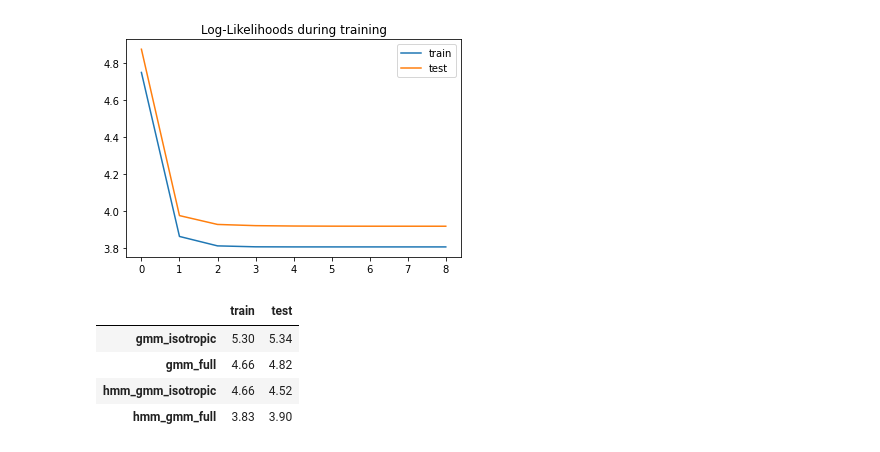
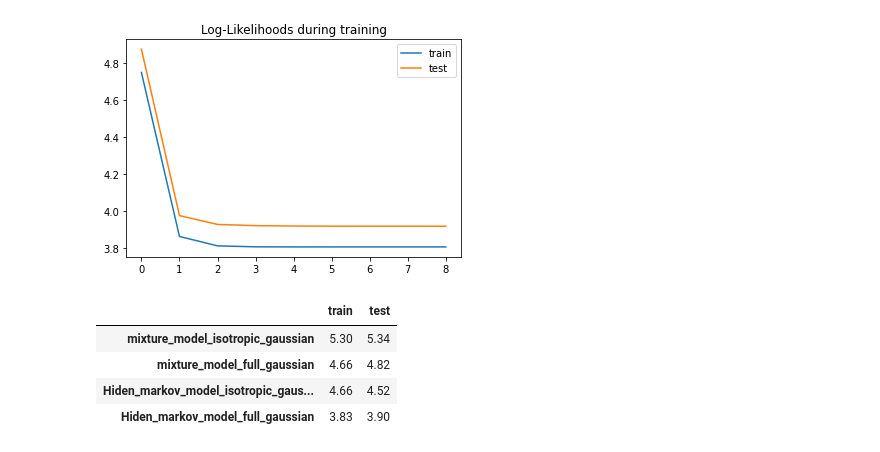
Before and after one commit to jgsimard/pgm, a Jupyter notebook: notebooks/hidden_markov_model.ipynb, the cells around one changed output. Cells and saved outputs as stored; diff of their text form; code cells hidden in the pictures.

```diff
--- a/notebooks/hidden_markov_model.ipynb
+++ b/notebooks/hidden_markov_model.ipynb
@@ -63,29 +63,29 @@ plt.show()
 # %%
 from src.distributions import GaussianDistribution
 
 def get_error(models):
     data=[]
     for model_name, model in models.items():
         model.initialize(x_train)
         model.train(x_train)
         data.append([model.normalized_negative_marginal_log_likelihood(x_train).item(),
                      model.normalized_negative_marginal_log_likelihood(x_test).item()])
     row_names = [m for m in models]
     column_names=["train", "test"]
     return data, row_names, column_names
 
-
+isotropic_gaussian = lambda k,d: GaussianDistribution(k,d, covariance_type='isotropic')
 models = {
-    "gmm_isotropic": GaussianMixtureModel(4, covariance_type="isotropic"),
-    "gmm_full":  GaussianMixtureModel(4),
-    "hmm_gmm_isotropic": HiddenMarkovModel(k=4, emission_distribution_type=lambda k,d: GaussianDistribution(k,d, covariance_type='isotropic')),
-    "hmm_gmm_full": HiddenMarkovModel(k=4)
+    "mixture_model_isotropic_gaussian": MixtureModel(4, distribution_type=isotropic_gaussian),
+    "mixture_model_full_gaussian":  MixtureModel(4),
+    "Hiden_markov_model_isotropic_gaussian": HiddenMarkovModel(k=4, emission_distribution_type=isotropic_gaussian),
+    "Hiden_markov_model_full_gaussian": HiddenMarkovModel(k=4)
 }
 data, row_names, column_names = get_error(models)
 pd.DataFrame(data, index=row_names, columns=column_names).round(2)
 # %% [output]
 |  | train | test |
-| gmm_isotropic | 5.30 | 5.34 |
-| gmm_full | 4.66 | 4.82 |
-| hmm_gmm_isotropic | 4.66 | 4.52 |
-| hmm_gmm_full | 3.83 | 3.90 |
+| mixture_model_isotropic_gaussian | 5.30 | 5.34 |
+| mixture_model_full_gaussian | 4.66 | 4.82 |
+| Hiden_markov_model_isotropic_gaus... | 4.66 | 4.52 |
+| Hiden_markov_model_full_gaussian | 3.83 | 3.90 |
```
Also changed, not shown: parts of 1 cell of this notebook, 5 other files.
